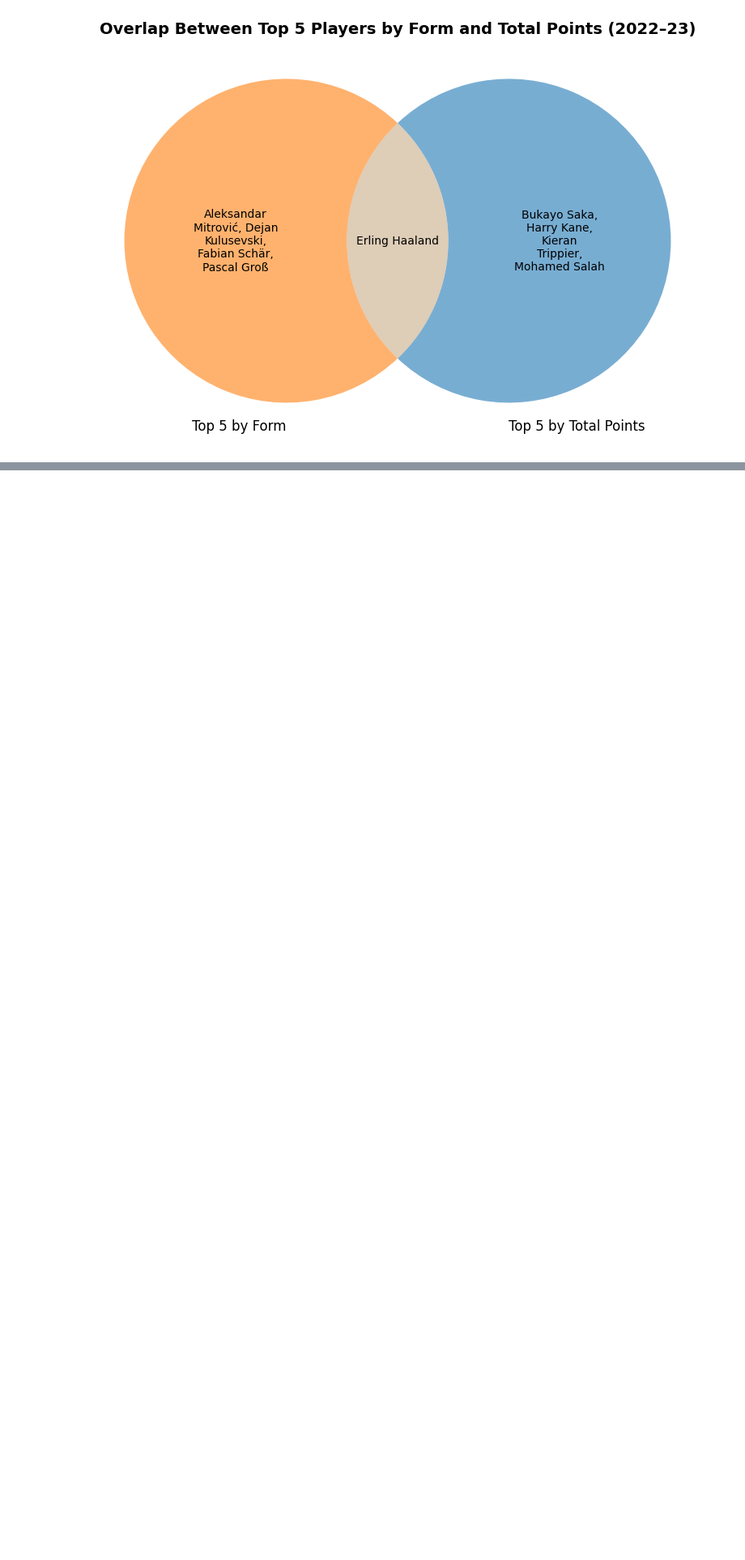
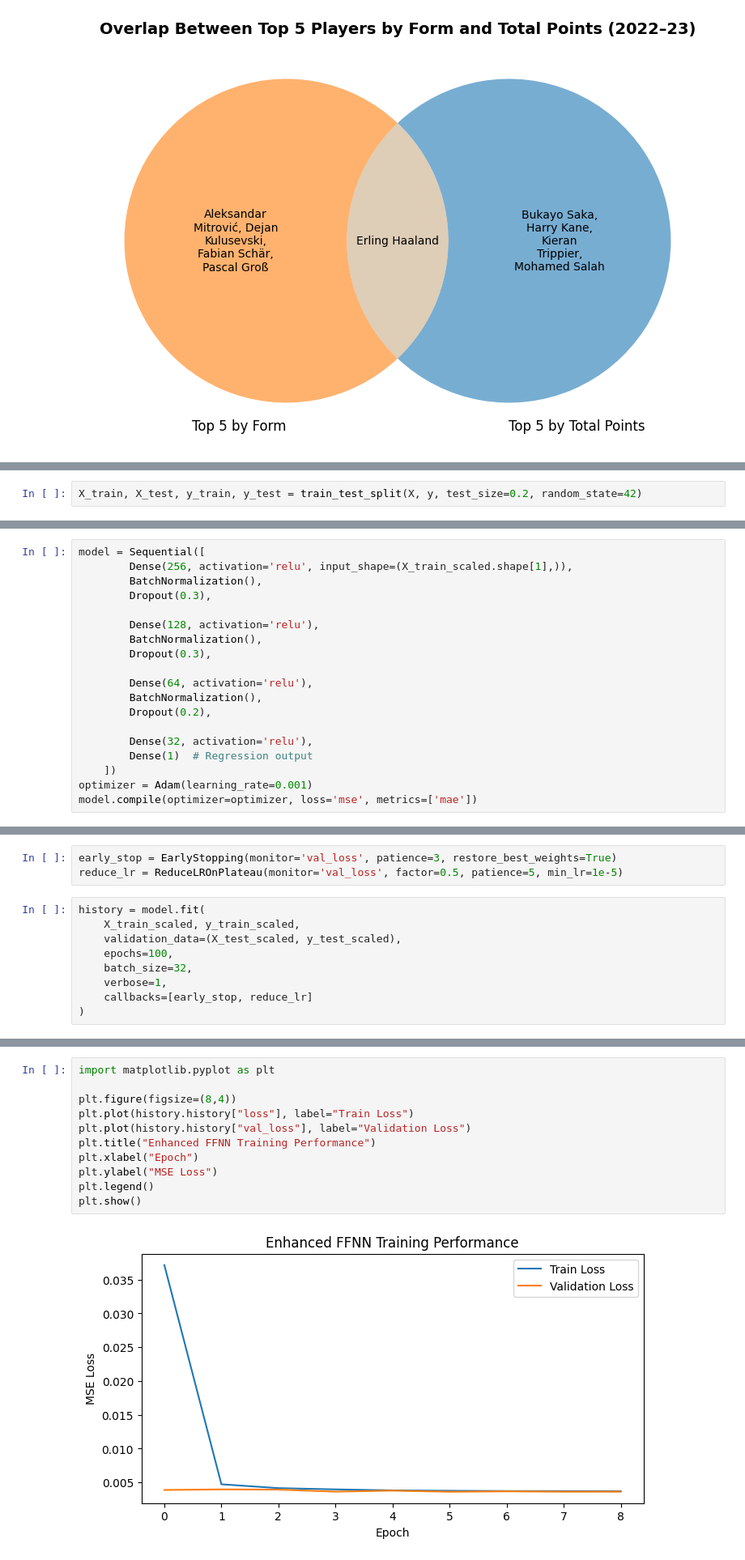
Before and after one commit to Aby293/Fantasy-Premier-League-Companion, a Jupyter notebook: fantasy-pl.ipynb, the cells around one changed output, grey strips where cells are left out. Shown at 81% size. Drawn from its saved outputs; the diff is of its cells as text; blank space fills up the shorter version.

```diff
--- a/fantasy-pl.ipynb
+++ b/fantasy-pl.ipynb
@@ -625,0 +748,2 @@ plt.show()
+# %%
+X_train, X_test, y_train, y_test = train_test_split(X, y, test_size=0.2, random_state=42)
@@ -625,0 +789,19 @@ plt.show()
+# %%
+model = Sequential([
+        Dense(256, activation='relu', input_shape=(X_train_scaled.shape[1],)),
+        BatchNormalization(),
+        Dropout(0.3),
+
+        Dense(128, activation='relu'),
+        BatchNormalization(),
+        Dropout(0.3),
+
+        Dense(64, activation='relu'),
+        BatchNormalization(),
+        Dropout(0.2),
+
+        Dense(32, activation='relu'),
+        Dense(1)  # Regression output
+    ])
+optimizer = Adam(learning_rate=0.001)
+model.compile(optimizer=optimizer, loss='mse', metrics=['mae'])
@@ -625,0 +810,12 @@ plt.show()
+# %%
+early_stop = EarlyStopping(monitor='val_loss', patience=3, restore_best_weights=True)
+reduce_lr = ReduceLROnPlateau(monitor='val_loss', factor=0.5, patience=5, min_lr=1e-5)
+# %%
+history = model.fit(
+    X_train_scaled, y_train_scaled,
+    validation_data=(X_test_scaled, y_test_scaled),
+    epochs=100,
+    batch_size=32,
+    verbose=1,
+    callbacks=[early_stop, reduce_lr]
+)
@@ -625,0 +873,13 @@ plt.show()
+# %%
+import matplotlib.pyplot as plt
+
+plt.figure(figsize=(8,4))
+plt.plot(history.history["loss"], label="Train Loss")
+plt.plot(history.history["val_loss"], label="Validation Loss")
+plt.title("Enhanced FFNN Training Performance")
+plt.xlabel("Epoch")
+plt.ylabel("MSE Loss")
+plt.legend()
+plt.show()
+# %% [output]
+[figure, added]
```
Also changed, not shown: parts of 50 cells of this notebook, 1 other file.
